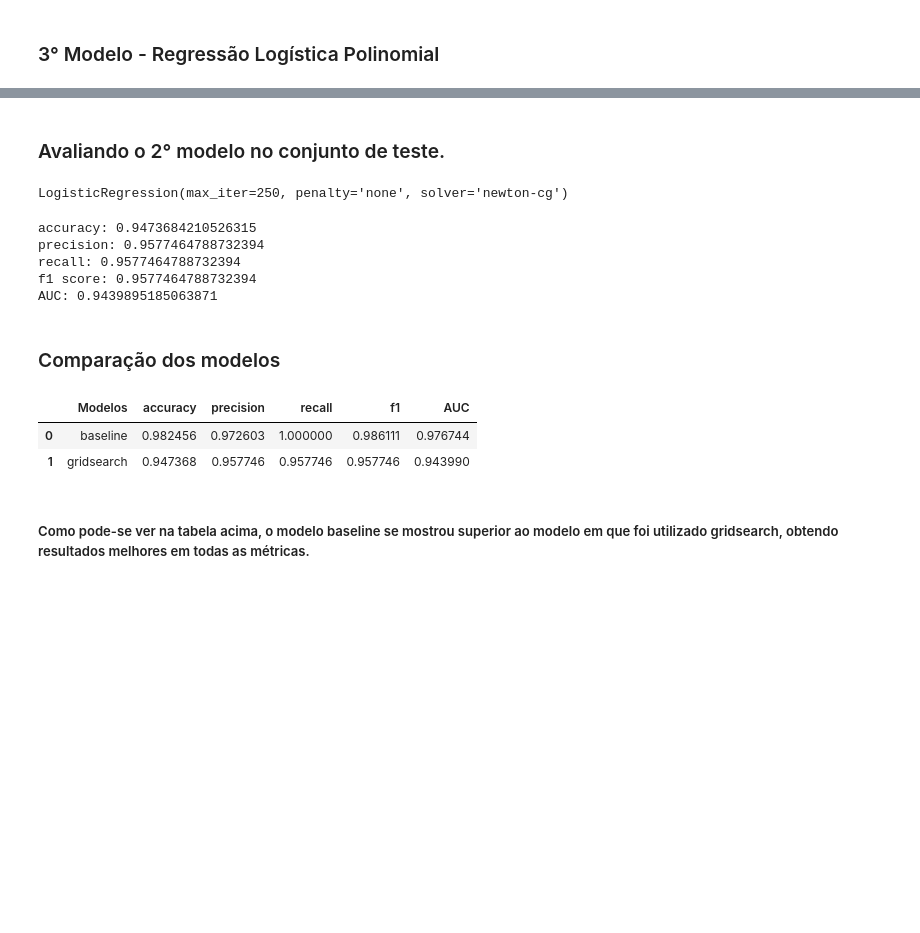
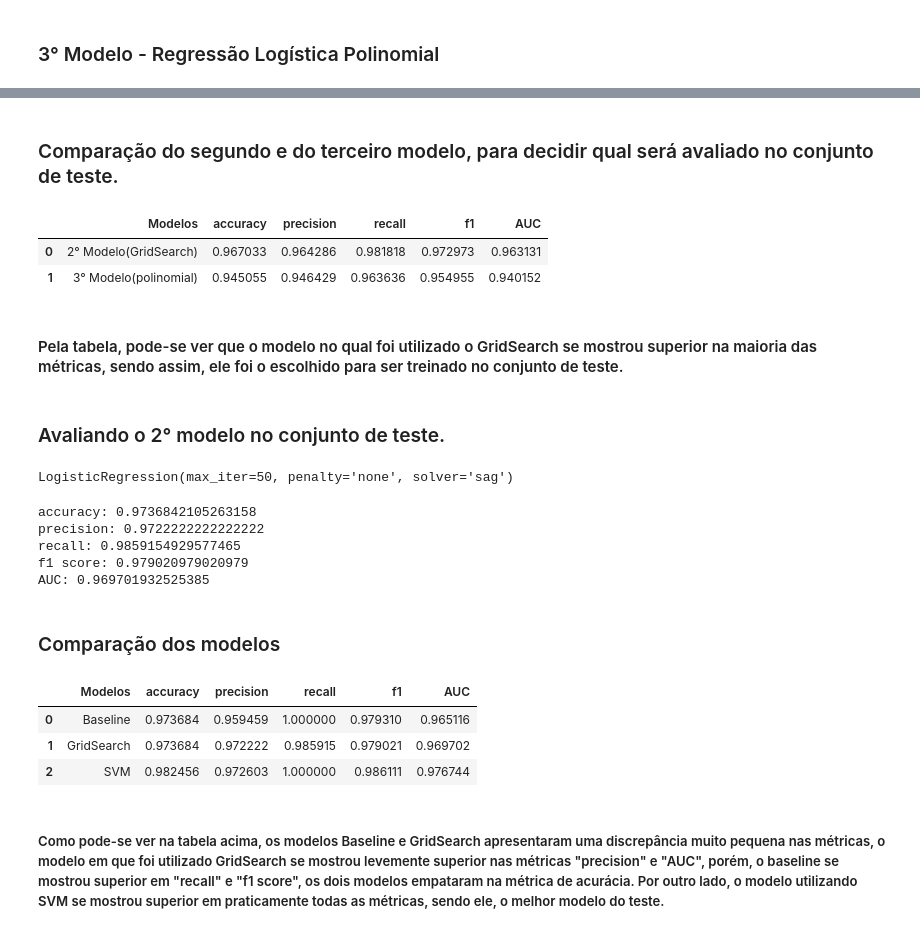
Before and after one commit to juliomaced0/Mentoria_Python_IA, a Jupyter notebook: Atividade-4/Atividade 4.ipynb, the cells around one changed output, grey strips where cells are left out. Cells and saved outputs as stored; diff of their text form; code cells hidden in the pictures; blank space fills up the shorter version.

Commit message:
Atividade 4 - Logistic Regression

```diff
--- a/Atividade-4/Atividade 4.ipynb
+++ b/Atividade-4/Atividade 4.ipynb
@@ -195,47 +263,61 @@ print(f'AUC: {roc_auc_score(y_valid, y_predict)}')
+# %% [markdown]
+### Comparação do segundo e do terceiro modelo, para decidir qual será avaliado no conjunto de teste.
+# %%
+data = {'Modelos': ['2° Modelo(GridSearch)','3° Modelo(polinomial)'],
+        'accuracy': [A2, A3],
+        'precision': [P2, P3],
+        'recall': [R2, R3],
+        'f1': [F2,F3],
+        'AUC':[AUC2, AUC3]}
+tabela = pd.DataFrame(data)
+tabela
+# %% [output]
+|  | Modelos | accuracy | precision | recall | f1 | AUC |
+| 0 | 2° Modelo(GridSearch) | 0.967033 | 0.964286 | 0.981818 | 0.972973 | 0.963131 |
+| 1 | 3° Modelo(polinomial) | 0.945055 | 0.946429 | 0.963636 | 0.954955 | 0.940152 |
+# %% [markdown]
+#### Pela tabela, pode-se ver que o modelo no qual foi utilizado o GridSearch se mostrou superior na maioria das métricas, sendo assim, ele foi o escolhido para ser treinado no conjunto de teste.
 # %% [markdown]
 ### Avaliando o 2° modelo no conjunto de teste.
-# %%
-scaler = MinMaxScaler()
-X_train_valid_n = scaler.fit_transform(X_train_valid)
-X_test_n = scaler.transform(X_test)
 # %%
-LR = LogisticRegression(max_iter=250, penalty='none', solver='newton-cg')
-LR.fit(X_train_valid_n, y_train_valid.ravel())
+LRT = LogisticRegression(max_iter=50, penalty='none', solver='sag')
+LRT.fit(X_train_valid_n, y_train_valid.ravel())
 # %% [output]
-LogisticRegression(max_iter=250, penalty='none', solver='newton-cg')
+LogisticRegression(max_iter=50, penalty='none', solver='sag')
 # %%
-y_predict = LR.predict(X_test_n)
+y_predictT = LRT.predict(X_test_n)
 # %%
-A2 = accuracy_score(y_test, y_predict)
-P2 = precision_score(y_test, y_predict)
-R2 = recall_score(y_test, y_predict)
-F2 = f1_score(y_test, y_predict)
-AUC2 = roc_auc_score(y_test, y_predict)
-print(f'accuracy: {A2}')
-print(f'precision: {P2}')
-print(f'recall: {R2}')
-print(f'f1 score: {F2}')
-print(f'AUC: {AUC2}')
+AT = accuracy_score(y_test, y_predictT)
+PT = precision_score(y_test, y_predictT)
+RT = recall_score(y_test, y_predictT)
+FT = f1_score(y_test, y_predictT)
+AUCT = roc_auc_score(y_test, y_predictT)
+print(f'accuracy: {AT}')
+print(f'precision: {PT}')
+print(f'recall: {RT}')
+print(f'f1 score: {FT}')
+print(f'AUC: {AUCT}')
 # %% [output]
-accuracy: 0.9473684210526315
-precision: 0.9577464788732394
-recall: 0.9577464788732394
-f1 score: 0.9577464788732394
-AUC: 0.9439895185063871
+accuracy: 0.9736842105263158
+precision: 0.9722222222222222
+recall: 0.9859154929577465
+f1 score: 0.979020979020979
+AUC: 0.969701932525385
 # %% [markdown]
 ### Comparação dos modelos
 # %%
-data = {'Modelos': ['baseline', 'gridsearch'],
-        'accuracy': [A1, A2],
-        'precision': [P1, P2],
-        'recall': [R1, R2],
-        'f1': [F1,F2],
-        'AUC':[AUC1, AUC2]}
+data = {'Modelos': ['Baseline', 'GridSearch', 'SVM'],
+        'accuracy': [A1, AT, AS],
+        'precision': [P1, PT, PS],
+        'recall': [R1, RT, RS],
+        'f1': [F1,FT, FS],
+        'AUC':[AUC1, AUCT, AUCS]}
 tabela = pd.DataFrame(data)
 tabela
 # %% [output]
 |  | Modelos | accuracy | precision | recall | f1 | AUC |
-| 0 | baseline | 0.982456 | 0.972603 | 1.000000 | 0.986111 | 0.976744 |
-| 1 | gridsearch | 0.947368 | 0.957746 | 0.957746 | 0.957746 | 0.943990 |
+| 0 | Baseline | 0.973684 | 0.959459 | 1.000000 | 0.979310 | 0.965116 |
+| 1 | GridSearch | 0.973684 | 0.972222 | 0.985915 | 0.979021 | 0.969702 |
+| 2 | SVM | 0.982456 | 0.972603 | 1.000000 | 0.986111 | 0.976744 |
 # %% [markdown]
-##### Como pode-se ver na tabela acima, o modelo baseline se mostrou superior ao modelo em que foi utilizado gridsearch, obtendo resultados melhores em todas as métricas.
+##### Como pode-se ver na tabela acima, os modelos Baseline e GridSearch apresentaram uma discrepância muito pequena nas métricas, o modelo em que foi utilizado GridSearch se mostrou levemente superior nas métricas "precision" e "AUC", porém, o baseline se mostrou superior em "recall" e "f1 score", os dois modelos empataram na métrica de acurácia. Por outro lado, o modelo utilizando SVM se mostrou superior em praticamente todas as métricas, sendo ele, o melhor modelo do teste.
```
Also changed, not shown: parts of 34 cells of this notebook.
